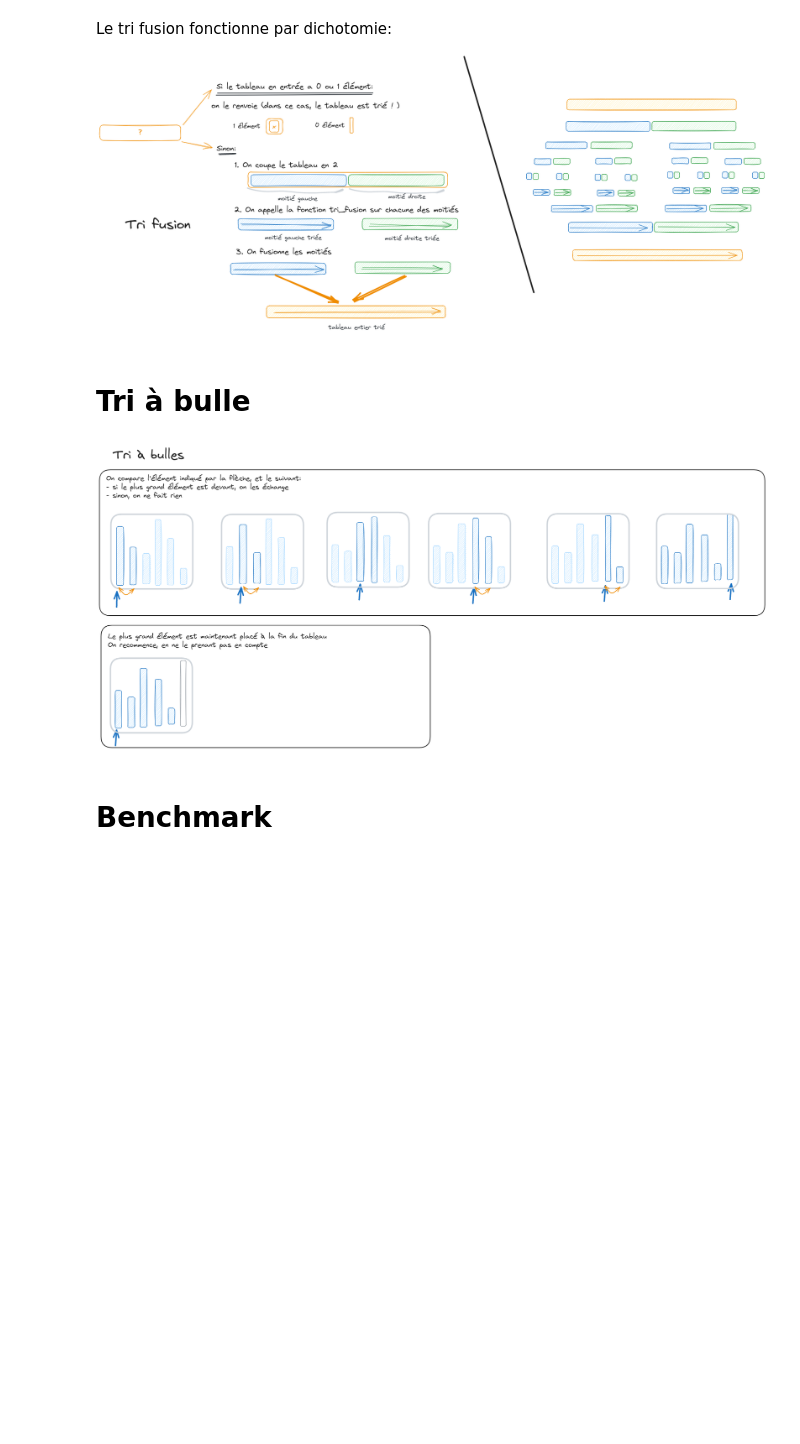
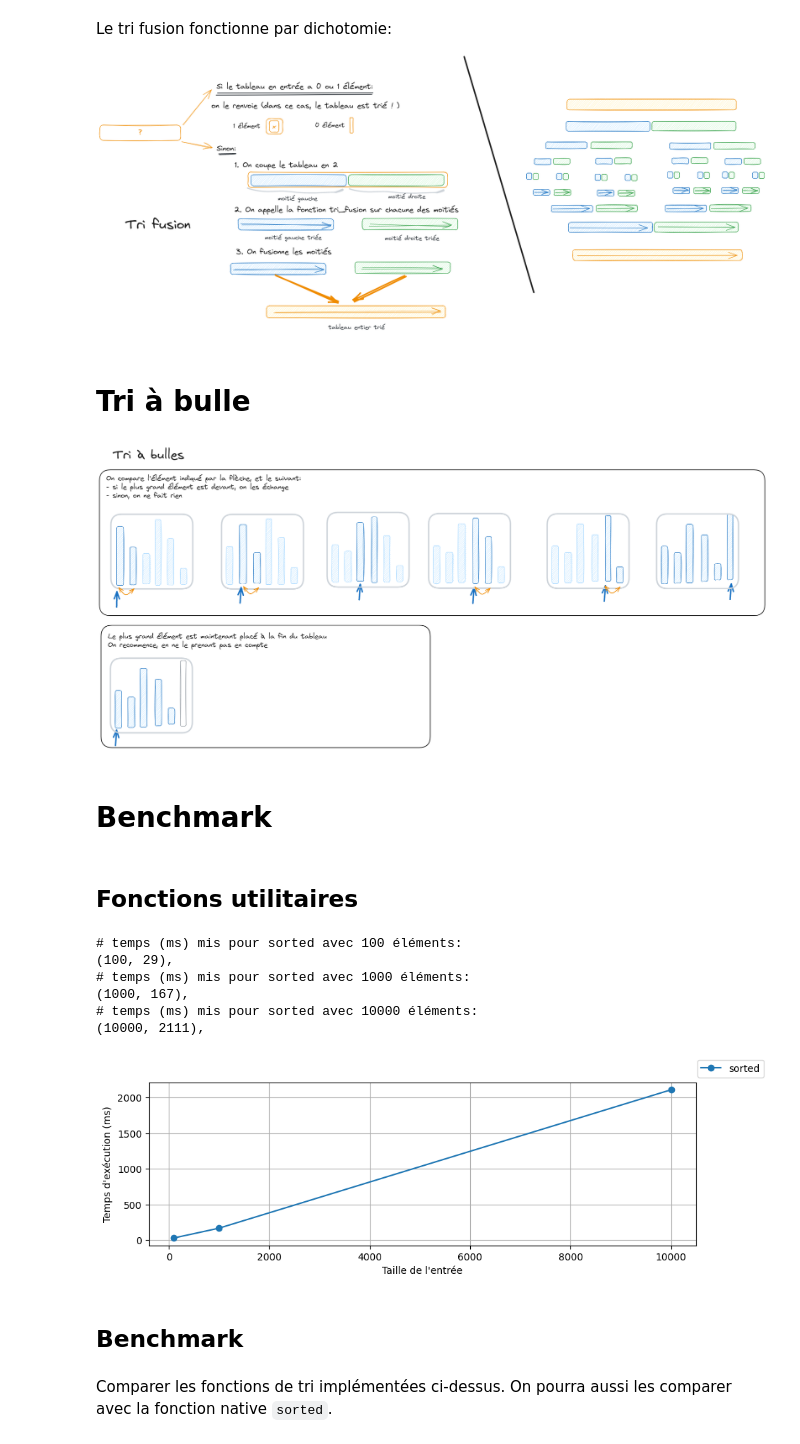
Before and after one commit to sapristi/cours_algo, a Jupyter notebook: content/ESGI_1A/TD Partie 4 - tri.ipynb, the cells around one changed output. Drawn from its saved outputs; the diff is of its cells as text; code cells hidden in the pictures; blank space fills up the shorter version.

```diff
--- a/content/ESGI_1A/TD Partie 4 - tri.ipynb
+++ b/content/ESGI_1A/TD Partie 4 - tri.ipynb
@@ -117,2 +140,4 @@ def tri_bulle(values: list[int]):
 # %% [markdown]
 # Benchmark
+# %% [markdown]
+## Fonctions utilitaires
@@ -118,0 +168,49 @@ def tri_bulle(values: list[int]):
+# %%
+benchmark_tri(
+    sorted, 100
+)
+benchmark_tri(
+    sorted, 1000
+)
+benchmark_tri(
+    sorted, 10000
+)
+# %% [output]
+# temps (ms) mis pour sorted avec 100 éléments:
+(100, 29),
+# temps (ms) mis pour sorted avec 1000 éléments:
+(1000, 167),
+# temps (ms) mis pour sorted avec 10000 éléments:
+(10000, 2111),
+# %%
+import matplotlib.pyplot as plt
+def affiche_valeurs(**kwargs: list[tuple[int, int]]):
+    """Affiche les valeurs passées en argument"""
+    fig, ax = plt.subplots(1, 1, figsize=(10, 3))
+    for name, values in kwargs.items():
+        xs = [value[0] for value in values]
+        ys = [value[1] for value in values]
+        ax.plot(xs, ys, "o-", label=name)
+    fig.legend()
+    ax.grid()
+    ax.set_xlabel("Taille de l'entrée")
+    ax.set_ylabel("Temps d'exécution (ms)")
+
+
+# Exemple:
+affiche_valeurs(
+    sorted=[
+        # temps (ms) mis pour sorted avec 100 éléments:
+        (100, 29),
+        # temps (ms) mis pour sorted avec 1000 éléments:
+        (1000, 167),
+        # temps (ms) mis pour sorted avec 10000 éléments:
+        (10000, 2111),
+    ]
+)
+# %% [output]
+[figure, added]
+# %% [markdown]
+## Benchmark
+# %% [markdown]
+Comparer les fonctions de tri implémentées ci-dessus. On pourra aussi les comparer avec la fonction native `sorted`.
```
Also changed, not shown: parts of 9 cells of this notebook.
